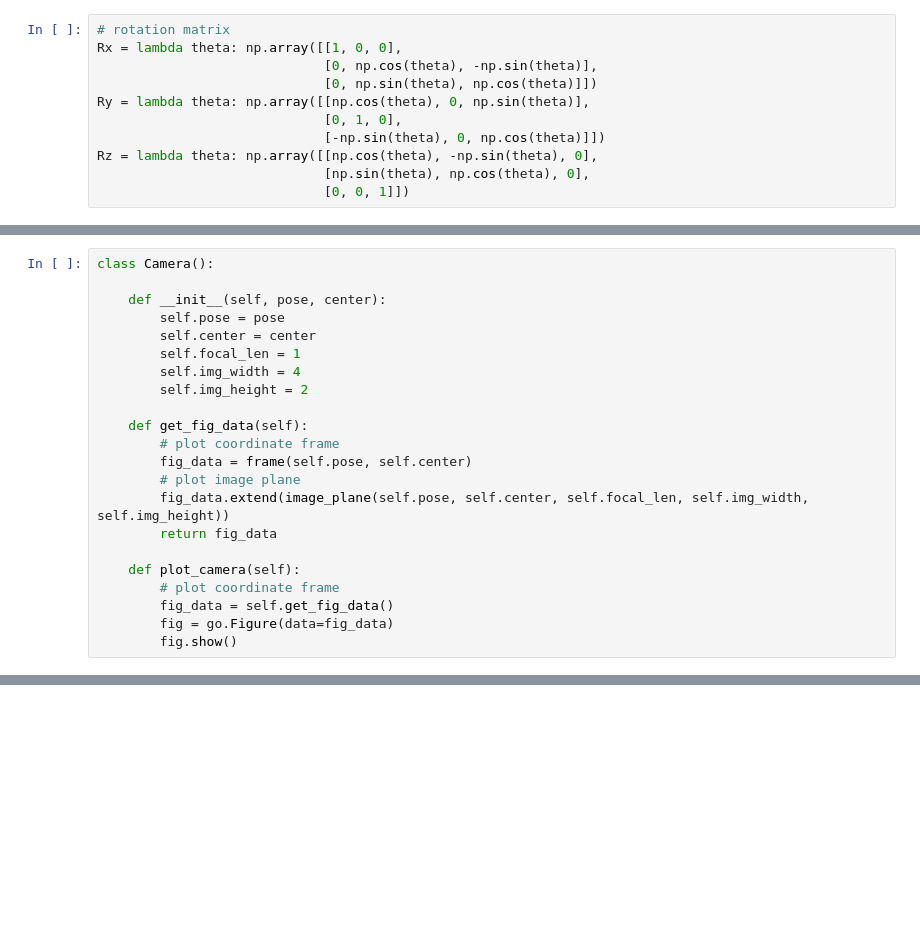
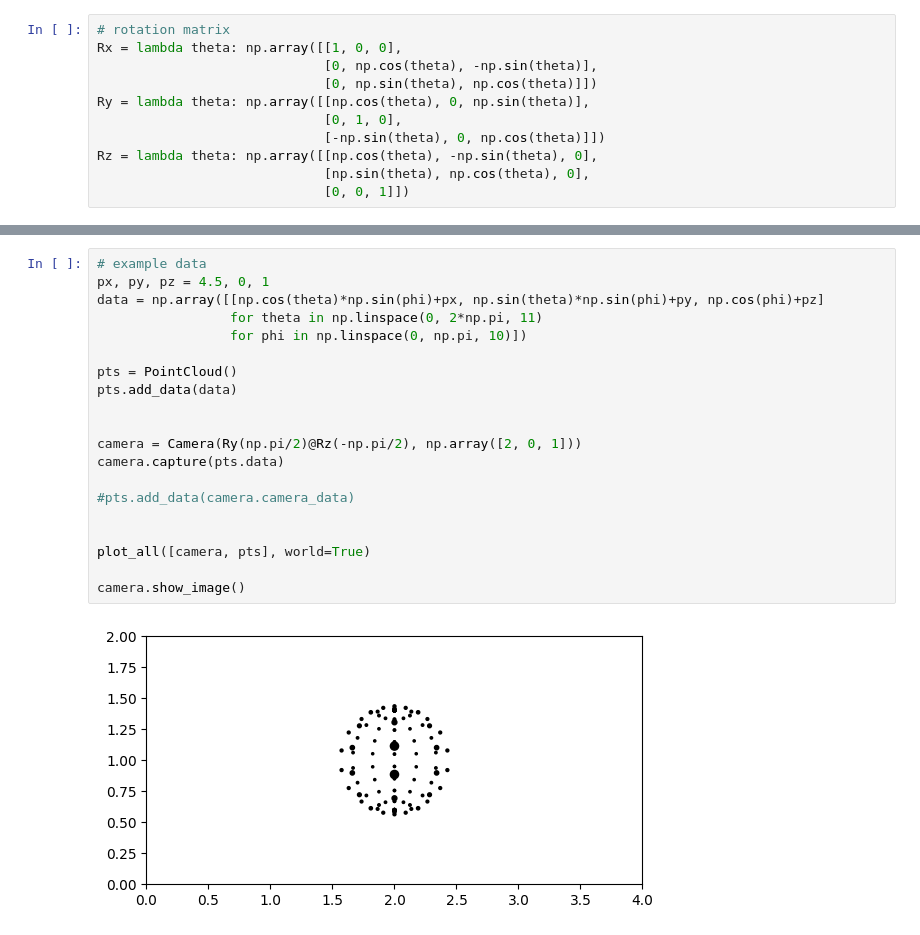
Before and after one commit to brianwang00001/3D-geometry-visualizer, a Jupyter notebook: 3D_geometry.ipynb, the cells around one changed output, grey strips where cells are left out. Cells and saved outputs as stored; diff of their text form; blank space fills up the shorter version.

Commit message:
camera and image coord frame, and imageplot

```diff
--- a/3D_geometry.ipynb
+++ b/3D_geometry.ipynb
@@ -118,23 +131 @@ def plot_all(figs, world=False, pltrange=[[-drange, drange], [-drange, drange],
     FIG.show()
-# %%
-class Camera():
-
-    def __init__(self, pose, center):
-        self.pose = pose
-        self.center = center
-        self.focal_len = 1
-        self.img_width = 4
-        self.img_height = 2
-
-    def get_fig_data(self):
-        # plot coordinate frame
-        fig_data = frame(self.pose, self.center)
-        # plot image plane
-        fig_data.extend(image_plane(self.pose, self.center, self.focal_len, self.img_width, self.img_height))
-        return fig_data
-
-    def plot_camera(self):
-        # plot coordinate frame
-        fig_data = self.get_fig_data()
-        fig = go.Figure(data=fig_data)
-        fig.show()
@@ -143,0 +231,22 @@ plot_all([camera], world=True)
+# %%
+# example data
+px, py, pz = 4.5, 0, 1
+data = np.array([[np.cos(theta)*np.sin(phi)+px, np.sin(theta)*np.sin(phi)+py, np.cos(phi)+pz]
+                 for theta in np.linspace(0, 2*np.pi, 11)
+                 for phi in np.linspace(0, np.pi, 10)])
+
+pts = PointCloud()
+pts.add_data(data)
+
+
+camera = Camera(Ry(np.pi/2)@Rz(-np.pi/2), np.array([2, 0, 1]))
+camera.capture(pts.data)
+
+#pts.add_data(camera.camera_data)
+
+
+plot_all([camera, pts], world=True)
+
+camera.show_image()
+# %% [output]
+[figure, added]
```
Also changed, not shown: parts of 3 cells of this notebook, 1 other file.
